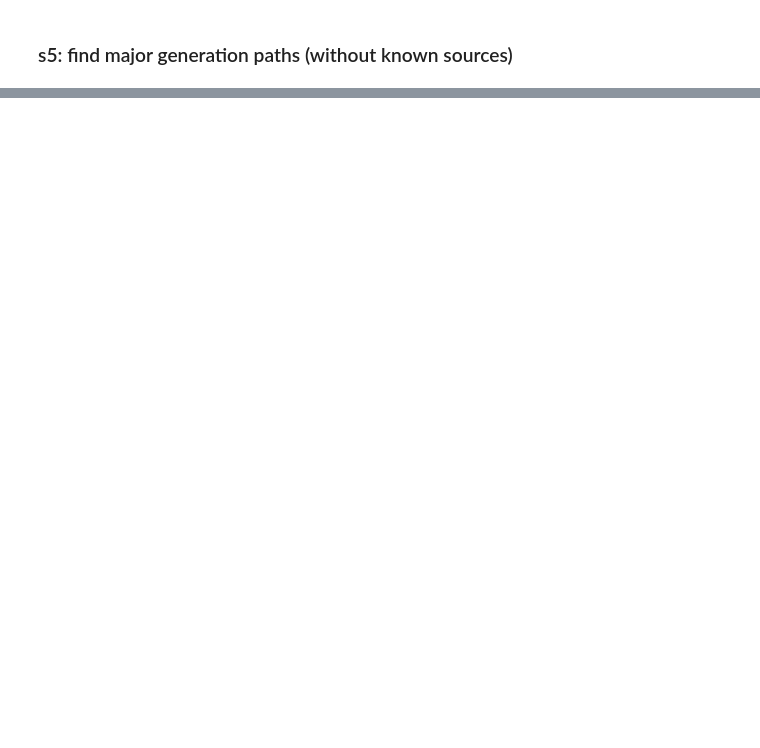
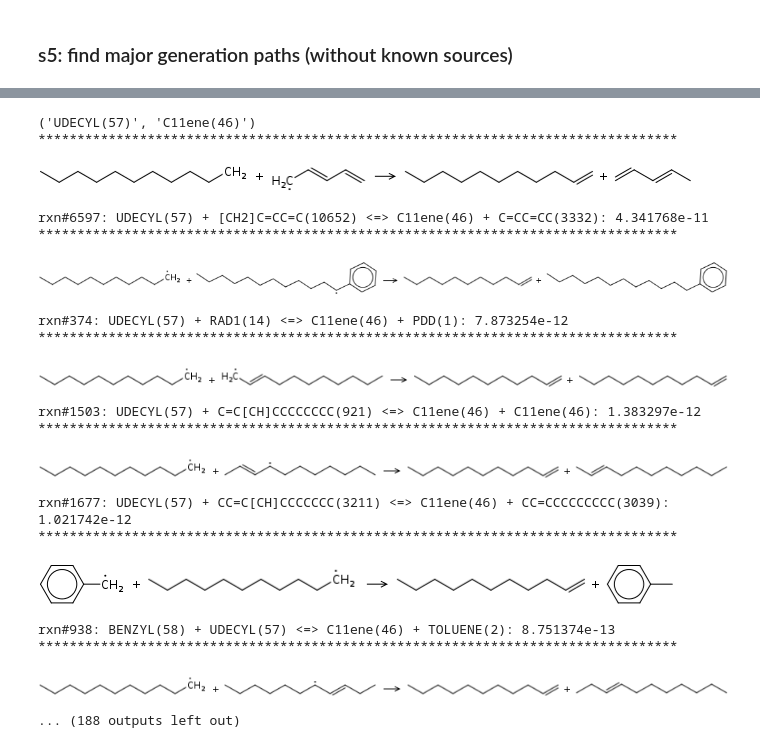
Before and after one commit to KEHANG/rmg_wiki, a Jupyter notebook: tools/ROP/mechanism_analyzer.ipynb, the cells around one changed output, grey strips where cells are left out. Saved outputs shown, nothing was run; the diff lists cells and outputs as text; code cells hidden in the pictures; blank space fills up the shorter version.

```diff
--- a/tools/ROP/mechanism_analyzer.ipynb
+++ b/tools/ROP/mechanism_analyzer.ipynb
@@ -260,0 +287,40 @@ rxn#44: toluene(1) + CC[CH]CCCCCCCC(10) <=> CCCCCCCCC(CC)C1C=CC=C[C]1C(54)
+# %%
+print step_pair
+total_flux = 0
+rxn_flux_tups = []
+for rxn in h_abs_rxns + disp_rxns:
+    flux = graph_edges_dict_simple[step_pair][rxn][timepoint_index]
+
+    rxn_flux_tups.append((rxn, flux))
+
+rxn_flux_tups = sorted(rxn_flux_tups, key=lambda tup: tup[1], reverse=True)
+for tup in rxn_flux_tups:
+    rxn = tup[0]
+    flux = tup[1]
+    if abs(flux) > 0e-9:
+        total_flux += flux
+        print "**********************************************************************************"
+        display(rxn)
+        print "rxn#{0}: {1}: {2} ".format(rxn.index, str(rxn), flux) # positive flux means production of pair node1
+print "***************************************"
+print "TOTAL flux from h_abs and disp is {0}.".format(total_flux)
+# %% [output]
+('UDECYL(57)', 'C11ene(46)')
+**********************************************************************************
+[figure, added]
+rxn#6597: UDECYL(57) + [CH2]C=CC=C(10652) <=> C11ene(46) + C=CC=CC(3332): 4.341768e-11
+**********************************************************************************
+[figure, added]
+rxn#374: UDECYL(57) + RAD1(14) <=> C11ene(46) + PDD(1): 7.873254e-12
+**********************************************************************************
+[figure, added]
+rxn#1503: UDECYL(57) + C=C[CH]CCCCCCCC(921) <=> C11ene(46) + C11ene(46): 1.383297e-12
+**********************************************************************************
+[figure, added]
+rxn#1677: UDECYL(57) + CC=C[CH]CCCCCCC(3211) <=> C11ene(46) + CC=CCCCCCCCC(3039): 1.021742e-12
+**********************************************************************************
+[figure, added]
+rxn#938: BENZYL(58) + UDECYL(57) <=> C11ene(46) + TOLUENE(2): 8.751374e-13
+**********************************************************************************
+[figure, added]
+... (188 outputs left out)
```
Also changed, not shown: parts of 11 cells of this notebook.
